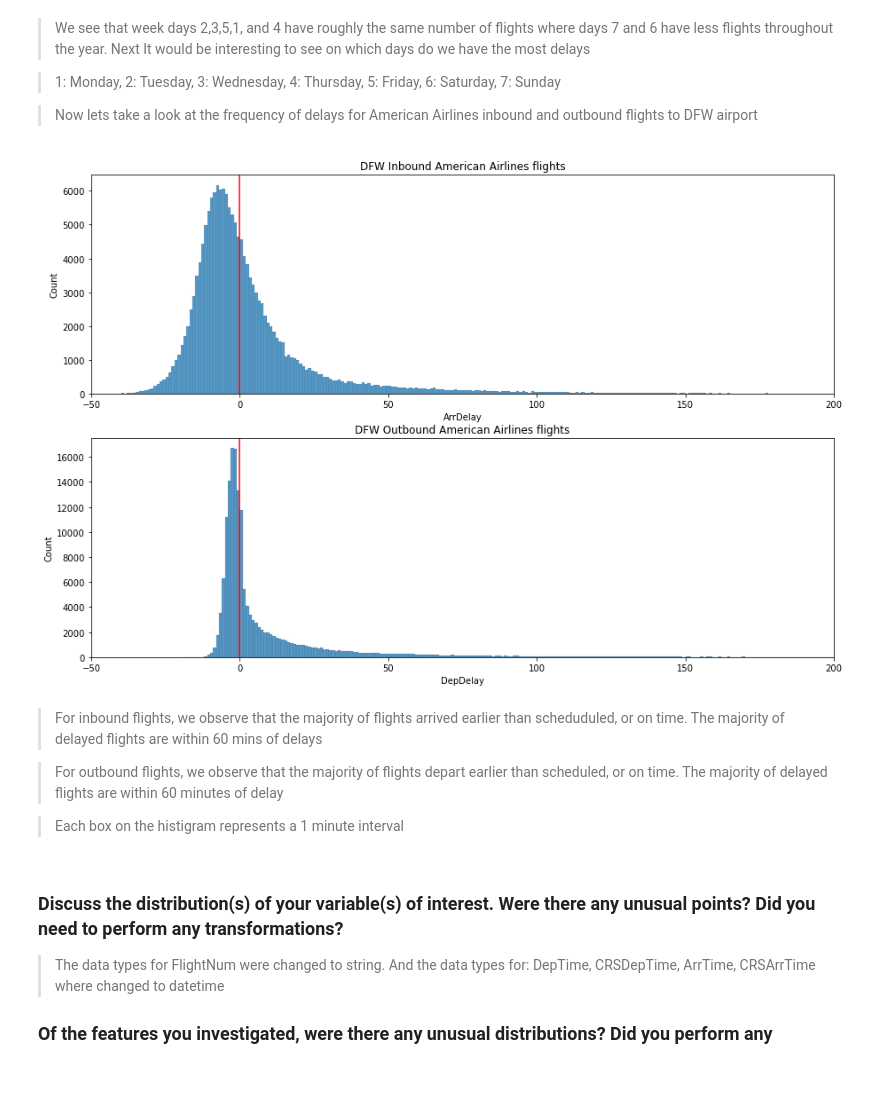
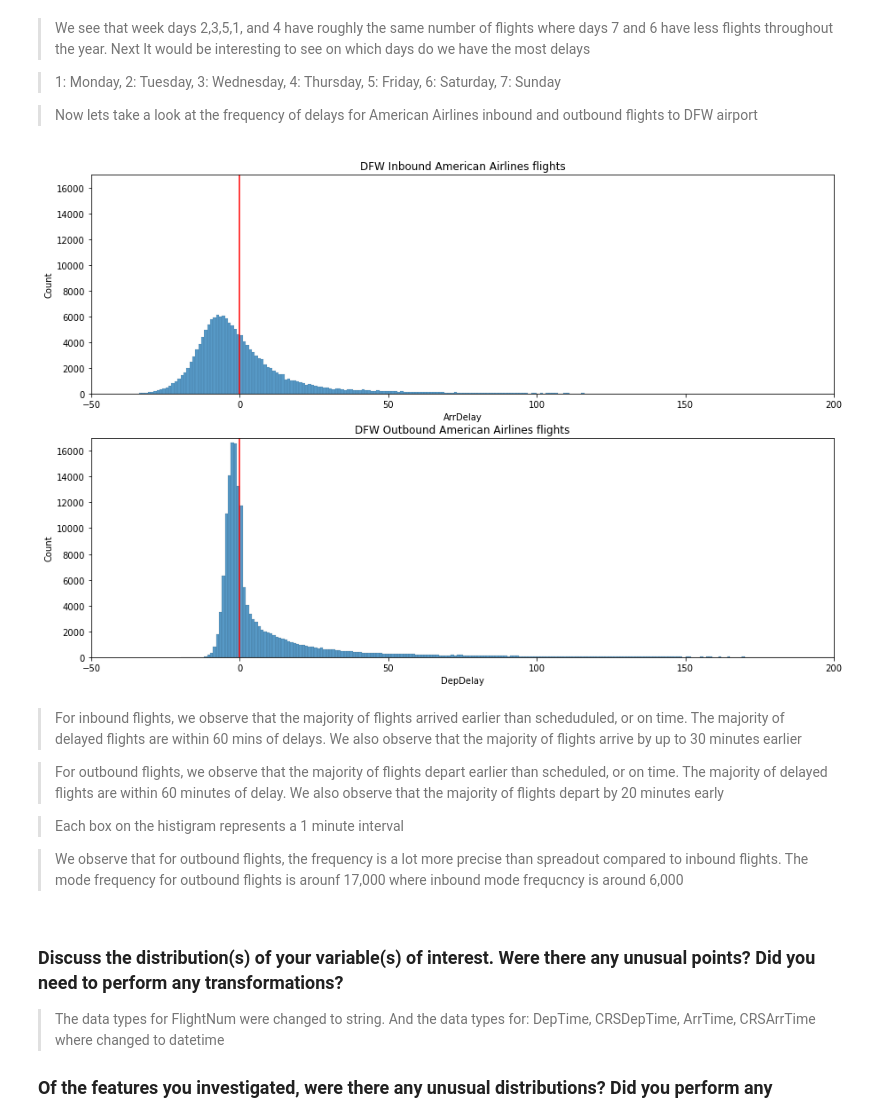
Before and after one commit to abdallahsayed1/American-Airlines-Flight-Delays-Visualization, a Jupyter notebook: exploration.ipynb, the cells around one changed output. Saved outputs shown, nothing was run; the diff lists cells and outputs as text; code cells hidden in the pictures; blank space fills up the shorter version.

```diff
--- a/exploration.ipynb
+++ b/exploration.ipynb
@@ -135,3 +121,8 @@ df_aa[df_aa.isnull()]
+# %%
+# drop the rows that dont have data for Departure time
+# drop rows that dont have data for Arrival time
+df_aa = df_aa[df_aa.DepTime.notna()]
+df_aa = df_aa[df_aa.ArrTime.notna()]
 # %%
 df_aa
 # %% [output]
@@ -150,0 +163,37 @@ df_aa
+# %%
+# change the data type for flight number to string
+df_aa['FlightNum'] = df_aa['FlightNum'].astype(str)
+
+# change the data type for DepTime to datetime
+df_aa['DepTime'] = df_aa['DepTime'].astype(int)                     # convert to int to remove the ".0"
+df_aa['DepTime'] = df_aa['DepTime'].astype(str).str.zfill(4)        # add leading zero if less than 4  digit
+df_aa['DepTime'] = df_aa['DepTime'].str[:2] + ':' + df_aa['DepTime'].str[2:]    # add ":" time seperator between hour and min
+df_aa['DepTime'] = df_aa['DepTime'].str.replace('24','00')          # replace all hours that read 24 into 00
+df_aa['DepTime'] = pd.to_datetime(df_aa['DepTime'], format = '%H:%M')
+
+
+
+# change the data type for CRSDepTime to datetime
+#df_aa['CRSDepTime'] = pd.to_datetime(df_aa['CRSDepTime'], infer_datetime_format=True)
+df_aa['CRSDepTime'] = df_aa['CRSDepTime'].astype(int)                     # convert to int to remove the ".0"
+df_aa['CRSDepTime'] = df_aa['CRSDepTime'].astype(str).str.zfill(4)        # add leading zero if less than 4  digit
+df_aa['CRSDepTime'] = df_aa['CRSDepTime'].str[:2] + ':' + df_aa['CRSDepTime'].str[2:]    # add ":" time seperator between hour and min
+df_aa['CRSDepTime'] = df_aa['CRSDepTime'].str.replace('24','00')          # replace all hours that read 24 into 00
+df_aa['CRSDepTime'] = pd.to_datetime(df_aa['CRSDepTime'], format = '%H:%M')
+
+# change the data type for ArrTime to datetime
+#df_aa['ArrTime'] = df_aa['ArrTime'].datetime.strptime(start,"%H:%M").time()
+df_aa['ArrTime'] = df_aa['ArrTime'].astype(int)                     # convert to int to remove the ".0"
+df_aa['ArrTime'] = df_aa['ArrTime'].astype(str).str.zfill(4)        # add leading zero if less than 4  digit
+df_aa['ArrTime'] = df_aa['ArrTime'].str[:2] + ':' + df_aa['ArrTime'].str[2:]    # add ":" time seperator between hour and min
+df_aa['ArrTime'] = df_aa['ArrTime'].str.replace('24','00')          # replace all hours that read 24 into 00
+df_aa['ArrTime'] = pd.to_datetime(df_aa['ArrTime'], format = '%H:%M')
+
+
+# change the data type for CRSArrTime to datetime
+#df_aa['CRSArrTime'] = df_aa['CRSArrTime'].datetime.strptime(start,"%H:%M").time()
+df_aa['CRSArrTime'] = df_aa['CRSArrTime'].astype(int)                     # convert to int to remove the ".0"
+df_aa['CRSArrTime'] = df_aa['CRSArrTime'].astype(str).str.zfill(4)        # add leading zero if less than 4  digit
+df_aa['CRSArrTime'] = df_aa['CRSArrTime'].str[:2] + ':' + df_aa['CRSArrTime'].str[2:]    # add ":" time seperator between hour and min
+df_aa['CRSArrTime'] = df_aa['CRSArrTime'].str.replace('24','00')          # replace all hours that read 24 into 00
+df_aa['CRSArrTime'] = pd.to_datetime(df_aa['CRSArrTime'], format = '%H:%M')
@@ -338,30 +398,34 @@ for index, value in enumerate(dow):
 # %%
 # combine inbound and outbound onto one plot
 plt.figure(figsize=[15,10])
 
 # lets take a look at arrival delays for DFW inbound flights
 plt.subplot(2,1,1)
 bins = np.arange(dfw_inbound.ArrDelay.min(), dfw_inbound.ArrDelay.max()+1, 1)
 sb.histplot(data=dfw_inbound, x='ArrDelay', bins = bins)
 plt.xlim([-50,200])
+plt.ylim([0,17000])
 plt.axvline(x=0, color='r')
 plt.title('DFW Inbound American Airlines flights');
 
 # Lets take a look at departure delays for DFW outbound flights
 plt.subplot(2,1,2)
 bins = np.arange(dfw_outbound.DepDelay.min(), dfw_outbound.DepDelay.max()+1, 1)
 sb.histplot(data=dfw_outbound, x='DepDelay', bins = bins)
 plt.xlim([-50,200])
+plt.ylim([0,17000])
 plt.axvline(x=0, color='r')
 plt.title('DFW Outbound American Airlines flights');
 # %% [output]
-[figure, old version]
+[figure, new version]
 # %% [markdown]
-> For inbound flights, we observe that the majority of flights arrived earlier than scheduduled, or on time. The majority of delayed flights are within 60 mins of delays
+> For inbound flights, we observe that the majority of flights arrived earlier than scheduduled, or on time. The majority of delayed flights are within 60 mins of delays. We also observe that the majority of flights arrive by up to 30 minutes earlier
 
-> For outbound flights, we observe that the majority of flights depart earlier than scheduled, or on time. The majority of delayed flights are within 60 minutes of delay
+> For outbound flights, we observe that the majority of flights depart earlier than scheduled, or on time. The majority of delayed flights are within 60 minutes of delay. We also observe that the majority of flights depart by 20 minutes early
 
 > Each box on the histigram represents a 1 minute interval
+
+> We observe that for outbound flights, the frequency is a lot more precise than spreadout compared to inbound flights. The mode frequency for outbound flights is arounf 17,000 where inbound mode frequcncy is around 6,000
 # %% [markdown]
 ### Discuss the distribution(s) of your variable(s) of interest. Were there any unusual points? Did you need to perform any transformations?
 
```
Also changed, not shown: parts of 30 cells of this notebook.
